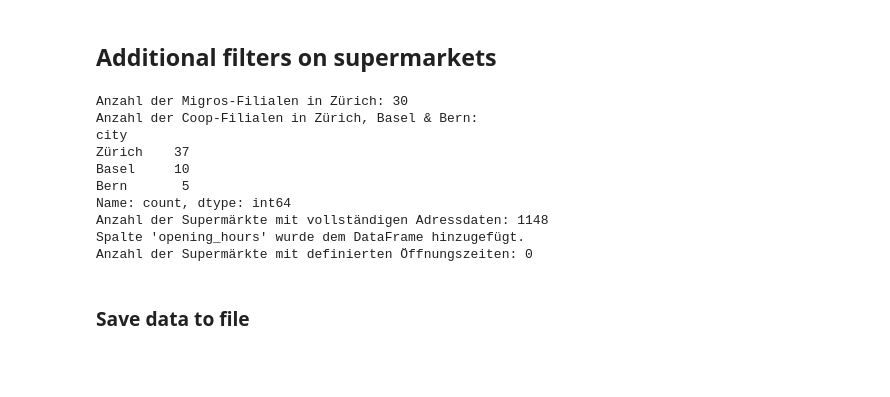
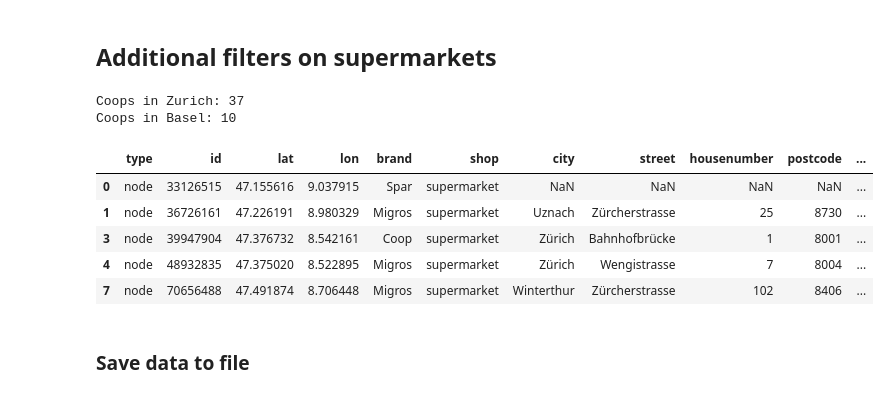
Before and after one commit to lautenad/data_analytics, a Jupyter notebook: Week_02/supermarkets_data_preparation.ipynb, the cells around one changed output. Saved outputs shown, nothing was run; the diff lists cells and outputs as text; code cells hidden in the pictures; blank space fills up the shorter version.

```diff
--- a/Week_02/supermarkets_data_preparation.ipynb
+++ b/Week_02/supermarkets_data_preparation.ipynb
@@ -162,48 +162,39 @@ dtype: object
 # %% [markdown]
 ## Additional filters on supermarkets
 # %%
-# Schreibweise und Leerzeichen standardisieren
-df['brand'] = df['brand'].str.strip().str.capitalize()  # Markenname standardisieren (z. B. 'migros' -> 'Migros')
-df['city'] = df['city'].str.strip()  # Stadtangaben standardisieren
+df_filtered_migros_zurich = df.loc[(df['brand'] == 'Migros') & (df['city'] == 'Zürich')]
+df_filtered_migros_zurich.head()
 
-# Filter f: Migros supermarkets in Zürich
-df_filtered_migros_zurich = df.loc[(df['brand'] == 'Migros') & (df['city'] == 'Zürich')]
-print(f"Anzahl der Migros-Filialen in Zürich: {len(df_filtered_migros_zurich)}")
+df_filtered_coop_zurich = df.loc[(df['brand'] == 'Coop') & (df['city'] == 'Zürich')]
+print('Coops in Zurich:', df_filtered_coop_zurich.shape[0])
+df_filtered_coop_zurich.head(df_filtered_coop_zurich.shape[0])
 
-# Filter g: Count all Coop supermarkets in Zürich, Basel & Bern
-df_filtered_coop_cities = df.loc[(df['brand'] == 'Coop') & (df['city'].isin(['Zürich', 'Basel', 'Bern']))]
-coop_city_counts = df_filtered_coop_cities['city'].value_counts()
-print("Anzahl der Coop-Filialen in Zürich, Basel & Bern:")
-print(coop_city_counts)
+df_filtered_coop_basel = df.loc[(df['brand'] == 'Coop') & (df['city'] == 'Basel')]
+print('Coops in Basel:', df_filtered_coop_basel.shape[0])
+df_filtered_coop_basel.head(df_filtered_coop_basel.shape[0])
 
-# Filter h: Supermärkte mit vollständigen Adressdaten
-df_filtered_complete_address = df.loc[
-    df['brand'].notnull() &
-    df['city'].notnull() &
-    df['housenumber'].notnull() &
-    df['postcode'].notnull()
-]
-print(f"Anzahl der Supermärkte mit vollständigen Adressdaten: {len(df_filtered_complete_address)}")
+df_full_data = df.loc[(df['brand'].notna()) & (df['city'].notna()) & (df['housenumber'].notna()) & (df['postcode'].notna())]
+df_full_data.head()
 
-# Filter i: Öffnungszeiten als zusätzliche Variable hinzufügen
-if 'opening_hours' not in df.columns:
-    df['opening_hours'] = None  # Platzhalter hinzufügen, falls die Spalte fehlt
-print("Spalte 'opening_hours' wurde dem DataFrame hinzugefügt.")
+df3 = pd.DataFrame.from_records(df1.tags)
+df3 = df3[['opening_hours']]
+df_with_hours = pd.merge(df,
+              df3,
+              left_index=True,
+              right_index=True)
+df_with_hours.head()
 
-# Filter j: Supermärkte mit definierten Öffnungszeiten
-df_filtered_opening_hours = df.loc[df['opening_hours'].notnull()]
-print(f"Anzahl der Supermärkte mit definierten Öffnungszeiten: {len(df_filtered_opening_hours)}")
+df_has_hours = df_with_hours.loc[(df_with_hours['opening_hours'].notna())]
+df_has_hours.head()
 # %% [output]
-Anzahl der Migros-Filialen in Zürich: 30
-Anzahl der Coop-Filialen in Zürich, Basel & Bern:
-city
-Zürich    37
-Basel     10
-Bern       5
-Name: count, dtype: int64
-Anzahl der Supermärkte mit vollständigen Adressdaten: 1148
-Spalte 'opening_hours' wurde dem DataFrame hinzugefügt.
-Anzahl der Supermärkte mit definierten Öffnungszeiten: 0
+Coops in Zurich: 37
+Coops in Basel: 10
+|  | type | id | lat | lon | brand | shop | city | street | housenumber | postcode | ... |
+| 0 | node | 33126515 | 47.155616 | 9.037915 | Spar | supermarket | NaN | NaN | NaN | NaN | ... |
+| 1 | node | 36726161 | 47.226191 | 8.980329 | Migros | supermarket | Uznach | Zürcherstrasse | 25 | 8730 | ... |
+| 3 | node | 39947904 | 47.376732 | 8.542161 | Coop | supermarket | Zürich | Bahnhofbrücke | 1 | 8001 | ... |
+| 4 | node | 48932835 | 47.375020 | 8.522895 | Migros | supermarket | Zürich | Wengistrasse | 7 | 8004 | ... |
+| 7 | node | 70656488 | 47.491874 | 8.706448 | Migros | supermarket | Winterthur | Zürcherstrasse | 102 | 8406 | ... |
 # %% [markdown]
 ### Save data to file
 # %%
```
Also changed, not shown: parts of 1 cell of this notebook, 6 other files.
